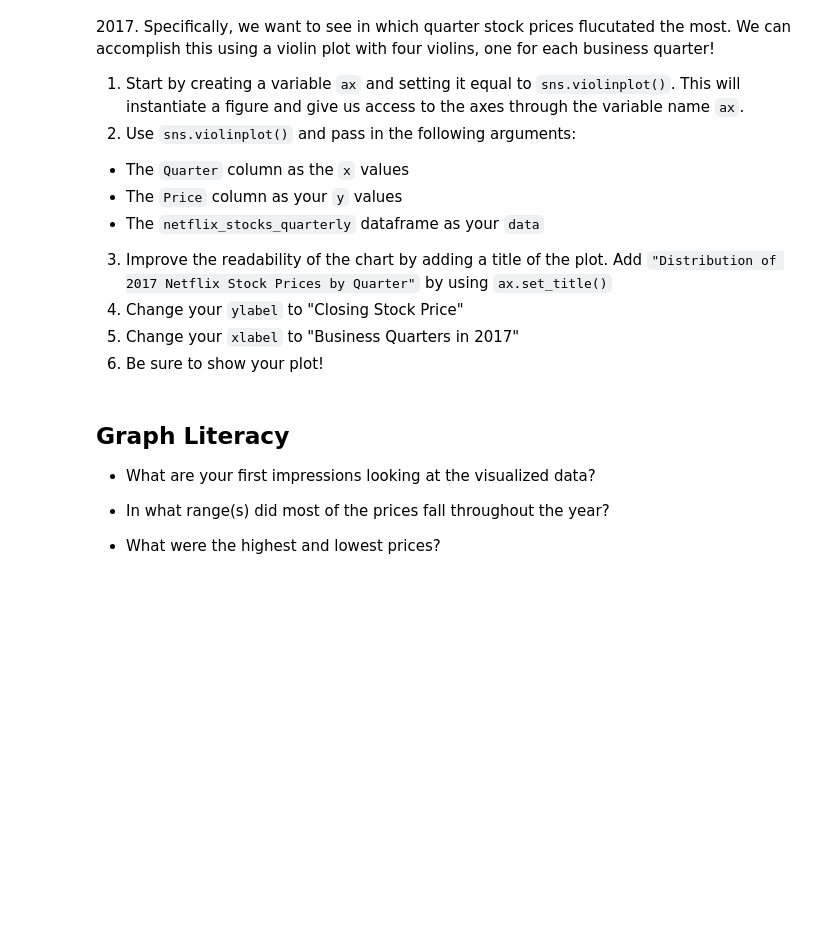
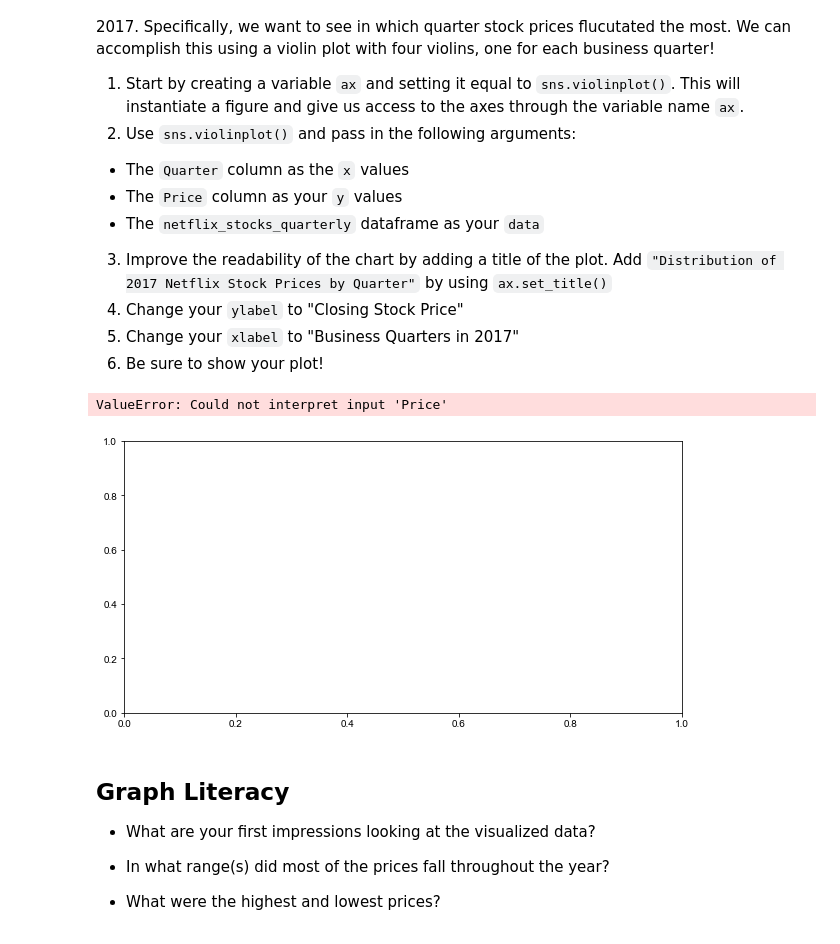
Before and after one commit to michael-s07/Netflix-Stocks-Capstone, a Jupyter notebook: netflix_visualizations.ipynb, the cells around one changed output. Cells and saved outputs as stored; diff of their text form; code cells hidden in the pictures; blank space fills up the shorter version.

```diff
--- a/netflix_visualizations.ipynb
+++ b/netflix_visualizations.ipynb
@@ -208,6 +219,22 @@ We want to get an understanding of the distribution of the Netflix quarterly sto
 4. Change your `ylabel` to "Closing Stock Price"
 5. Change your `xlabel` to "Business Quarters in 2017"
 6. Be sure to show your plot!
+# %%
+f, ax = plt.subplots(figsize = (10, 5))
+
+sns.set_style('whitegrid')
+sns.set_context('notebook', font_scale = 1)
+sns.set_palette('Set1')
+
+sns.violinplot(data = netflix_stocks_quarterly, x = 'Quarter', y = 'Price')
+ax.set_title('Distribution of 2017 Netflix Stock Prices by Quarter')
+plt.ylabel('Closing Stock Price')
+plt.xlabel('Business Quarters in 2017')
+plt.savefig("Distribution of 2017 Netflix Stock Prices by Quarter.png")
+plt.show()
+# %% [output]
+ValueError: Could not interpret input 'Price'
+[figure, added]
 # %% [markdown]
 ## Graph Literacy
 - What are your first impressions looking at the visualized data?
```
Also changed, not shown: parts of 1 cell of this notebook, 1 other file.
